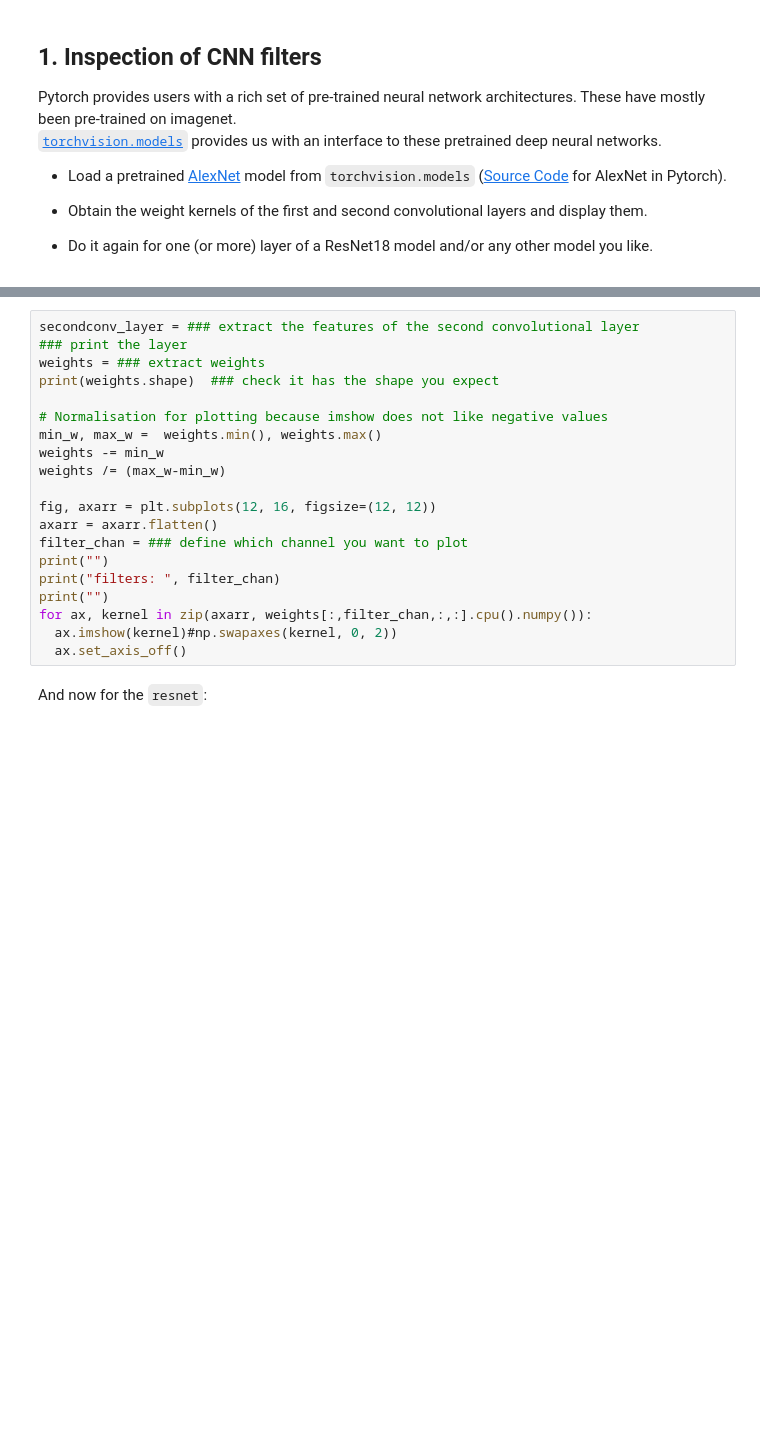
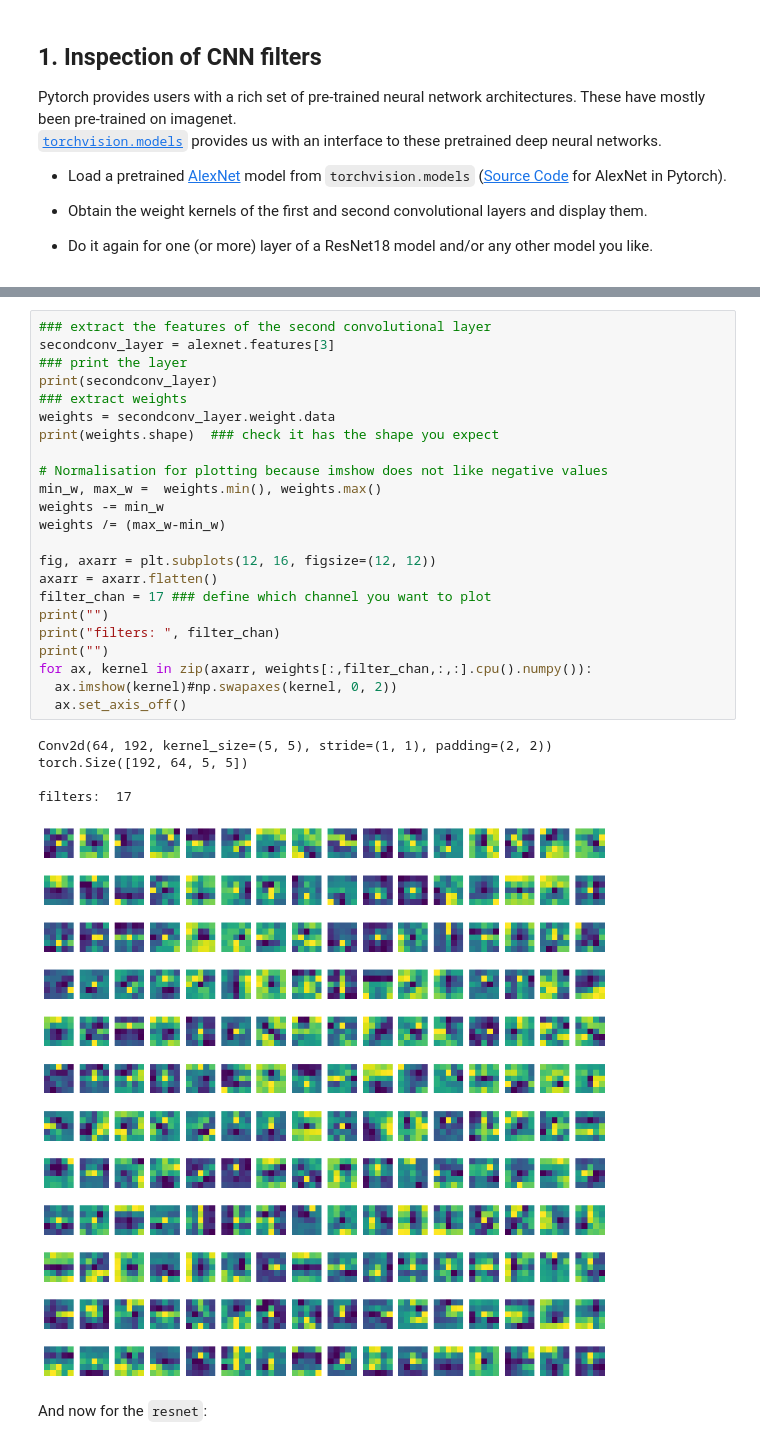
Before and after one commit to acse-jp2923/deep-learning, a Jupyter notebook: Day05-CNNs_part2/Day05-CNNs_part2_afternoon_exercises.ipynb, the cells around one changed output, grey strips where cells are left out. Saved outputs shown, nothing was run; the diff lists cells and outputs as text; blank space fills up the shorter version.

```diff
--- a/Day05-CNNs_part2/Day05-CNNs_part2_afternoon_exercises.ipynb
+++ b/Day05-CNNs_part2/Day05-CNNs_part2_afternoon_exercises.ipynb
@@ -142,22 +168,31 @@ for ax, kernel in zip(axarr, weights.cpu().numpy()):  # need to send the weights
 # %%
-secondconv_layer = ### extract the features of the second convolutional layer
+### extract the features of the second convolutional layer
+secondconv_layer = alexnet.features[3]
 ### print the layer
-weights = ### extract weights
+print(secondconv_layer)
+### extract weights
+weights = secondconv_layer.weight.data
 print(weights.shape)  ### check it has the shape you expect
 
 # Normalisation for plotting because imshow does not like negative values
 min_w, max_w =  weights.min(), weights.max()
 weights -= min_w
 weights /= (max_w-min_w)
 
 fig, axarr = plt.subplots(12, 16, figsize=(12, 12))
 axarr = axarr.flatten()
-filter_chan = ### define which channel you want to plot
+filter_chan = 17 ### define which channel you want to plot
 print("")
 print("filters: ", filter_chan)
 print("")
 for ax, kernel in zip(axarr, weights[:,filter_chan,:,:].cpu().numpy()):
   ax.imshow(kernel)#np.swapaxes(kernel, 0, 2))
   ax.set_axis_off()
+# %% [output]
+Conv2d(64, 192, kernel_size=(5, 5), stride=(1, 1), padding=(2, 2))
+torch.Size([192, 64, 5, 5])
+
+filters:  17
+[figure, added]
 # %% [markdown]
 And now for the `resnet`:
```
Also changed, not shown: parts of 22 cells of this notebook.
